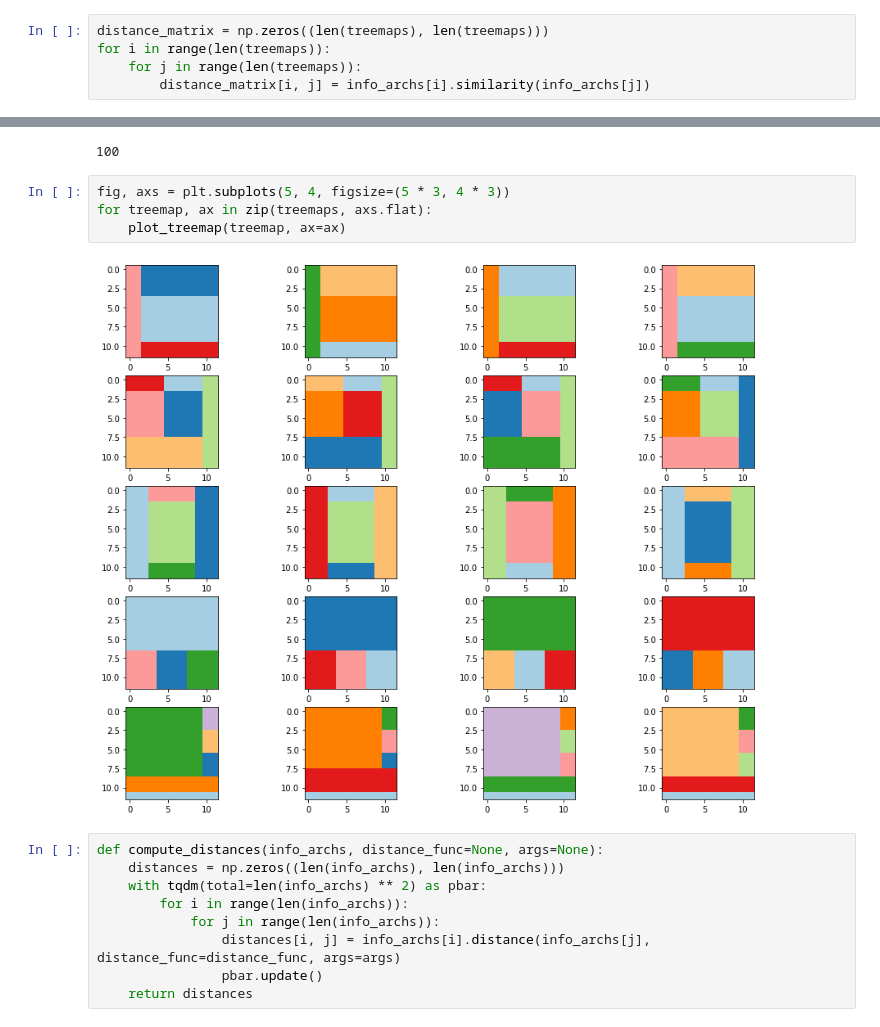
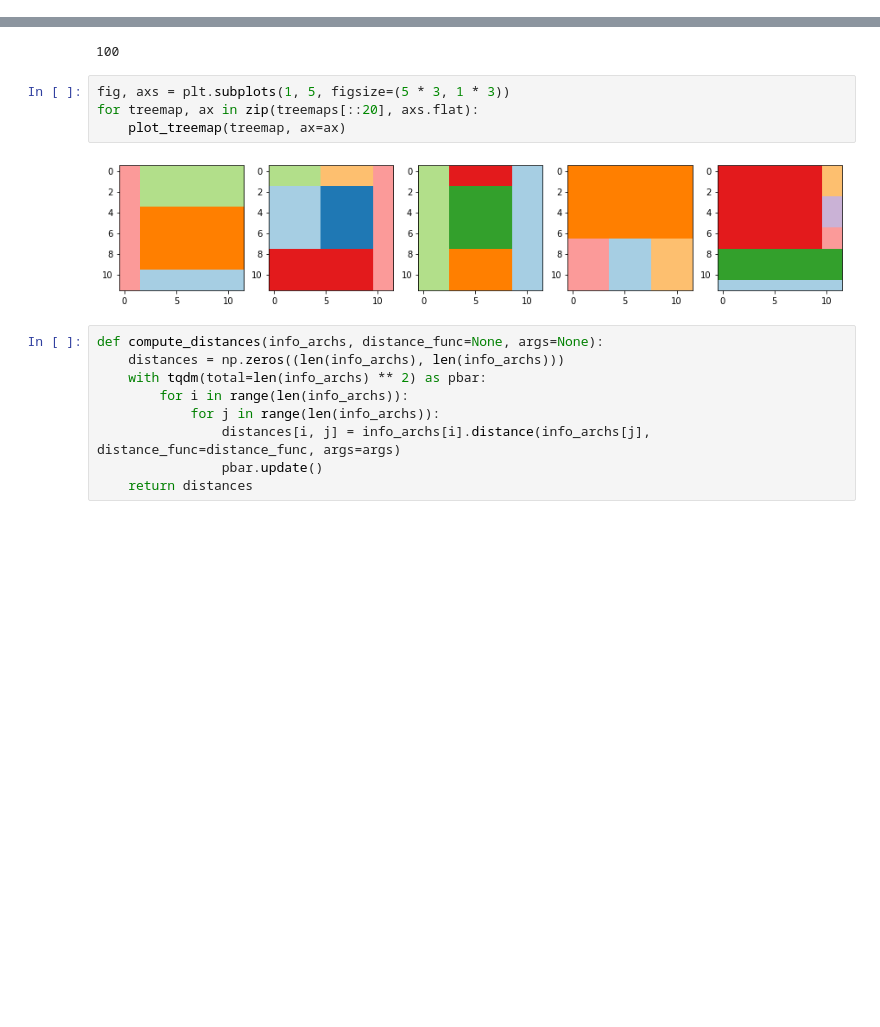
Before and after one commit to benlevyx/interpretable-ml, a Jupyter notebook: notebooks/info_arch_tree_similarity.ipynb, the cells around one changed output, grey strips where cells are left out. Cells and saved outputs as stored; diff of their text form; blank space fills up the shorter version.

```diff
--- a/notebooks/info_arch_tree_similarity.ipynb
+++ b/notebooks/info_arch_tree_similarity.ipynb
@@ -141,8 +146,3 @@ plt.show()
-# %%
-distance_matrix = np.zeros((len(treemaps), len(treemaps)))
-for i in range(len(treemaps)):
-    for j in range(len(treemaps)):
-        distance_matrix[i, j] = info_archs[i].similarity(info_archs[j])
 # %% [markdown]
 ### Generating by hand
 # %%
@@ -207,11 +207,11 @@ len(treemaps)
 # %% [output]
 100
 # %%
-fig, axs = plt.subplots(5, 4, figsize=(5 * 3, 4 * 3))
-for treemap, ax in zip(treemaps, axs.flat):
+fig, axs = plt.subplots(1, 5, figsize=(5 * 3, 1 * 3))
+for treemap, ax in zip(treemaps[::20], axs.flat):
     plot_treemap(treemap, ax=ax)
 # %% [output]
-[figure, old version]
+[figure, new version]
 # %%
 def compute_distances(info_archs, distance_func=None, args=None):
     distances = np.zeros((len(info_archs), len(info_archs)))
```
Also changed, not shown: parts of 17 cells of this notebook, 1 other file.
